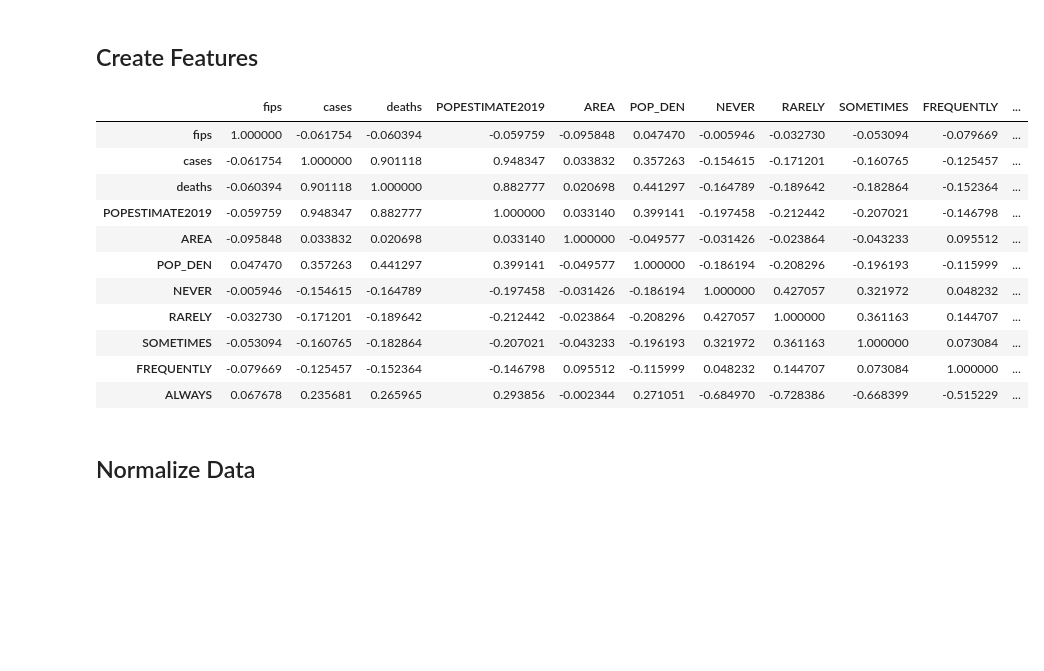
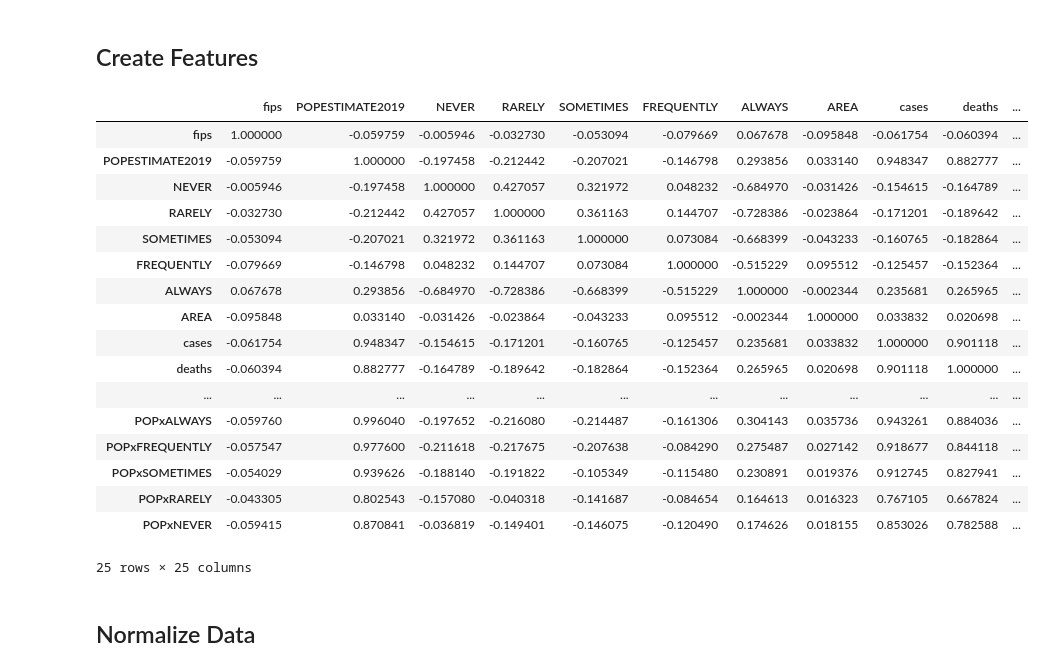
Before and after one commit to CS254-ML-FinalProject/Final-Project, a Jupyter notebook: Forest.ipynb, the cells around one changed output. Drawn from its saved outputs; the diff is of its cells as text; code cells hidden in the pictures; blank space fills up the shorter version.

```diff
--- a/Forest.ipynb
+++ b/Forest.ipynb
@@ -27,11 +30,30 @@ county_cases = county_cases.drop(["county","state"], axis=1)
 county_pop = pd.read_csv('county_pop.csv', encoding='latin-1')
 county_pop = county_pop.drop(['STNAME','CTYNAME'], axis=1)
 county_pop = county_pop.rename(columns={"COUNTY": "fips"})
+# %%
+education = pd.read_csv('Education.csv')
+education = education.rename(columns={"FIPS Code": "fips",
+                            "Less than a high school diploma, 2010-2014": "< HS",
+                            "High school diploma only, 2010-2014":"HS",
+                            "Some college or associate's degree, 2010-2014": "Some College",
+                            "Bachelor's degree or higher, 2010-2014": "Bachelors",
+                            "Percent of adults with less than a high school diploma, 2010-2014" : "% < HS",
+                            "Percent of adults with a high school diploma only, 2010-2014" : "% HS",
+                            "Percent of adults completing some college or associate's degree, 2010-2014" : "% Some College",
+                            "Percent of adults with a bachelor's degree or higher, 2010-2014" : "% Bachelors"})
+
+education = education.drop(["State", "Area name"], axis=1)
 # %% [markdown]
 ## Merging Dataframes Together
 # %%
 df = county_pop.merge(county_mask_use, how='left', on="fips")
 df = df.merge(county_area, how="left", on="fips")
 df = df.merge(county_cases, how="left", on="fips")
+df = df.merge(education, how="left", on="fips")
+df['% < HS']  = df['% < HS'] / 100
+df['% HS'] = df['% HS'] / 100
+df['% Some College'] = df['% Some College'] / 100
+df['% Bachelors'] = df['% Bachelors'] / 100
+df = df.drop(["< HS","HS","Some College","Bachelors"], axis=1)
 df
 # %% [output]
@@ -52,30 +74,36 @@ df
 ## Create Features
 # %%
 df['POP_DEN'] = df['POPESTIMATE2019'] / df['AREA']
-#df['POP_DENxALWAYS'] = df['POP_DEN'] * df['ALWAYS']
-#df['POP_DENxFREQUENTLY'] =df['POP_DEN'] * df['FREQUENTLY']
-#df['POP_DENxSOMETIMES'] = df['POP_DEN'] * df['SOMETIMES']
-#df['POP_DENxRARELY'] = df['POP_DEN'] * df['RARELY']
-#df['POP_DENxNEVER'] = df['POP_DEN'] * df['NEVER']
-#df['POPxALWAYS'] = df['POPESTIMATE2019'] * df['ALWAYS']
-#df['POPxFREQUENTLY'] =df['POPESTIMATE2019'] * df['FREQUENTLY']
-#df['POPxSOMETIMES'] = df['POPESTIMATE2019'] * df['SOMETIMES']
-#df['POPxRARELY'] = df['POPESTIMATE2019'] * df['RARELY']
-#df['POPxNEVER'] = df['POPESTIMATE2019'] * df['NEVER']
-df = df.reindex(columns=["fips","cases","deaths","POPESTIMATE2019","AREA","POP_DEN","NEVER","RARELY","SOMETIMES","FREQUENTLY","ALWAYS"])
+df['POP_DENxALWAYS'] = df['POP_DEN'] * df['ALWAYS']
+df['POP_DENxFREQUENTLY'] =df['POP_DEN'] * df['FREQUENTLY']
+df['POP_DENxSOMETIMES'] = df['POP_DEN'] * df['SOMETIMES']
+df['POP_DENxRARELY'] = df['POP_DEN'] * df['RARELY']
+df['POP_DENxNEVER'] = df['POP_DEN'] * df['NEVER']
+df['POPxALWAYS'] = df['POPESTIMATE2019'] * df['ALWAYS']
+df['POPxFREQUENTLY'] =df['POPESTIMATE2019'] * df['FREQUENTLY']
+df['POPxSOMETIMES'] = df['POPESTIMATE2019'] * df['SOMETIMES']
+df['POPxRARELY'] = df['POPESTIMATE2019'] * df['RARELY']
+df['POPxNEVER'] = df['POPESTIMATE2019'] * df['NEVER']
+#df = df.reindex(columns=["fips","cases","deaths","POPESTIMATE2019","AREA","POP_DEN","NEVER","RARELY","SOMETIMES","FREQUENTLY","ALWAYS", "% < HS", "% HS", "% Some College", "% Bachelors"])
 df.corr()
 # %% [output]
-|  | fips | cases | deaths | POPESTIMATE2019 | AREA | POP_DEN | NEVER | RARELY | SOMETIMES | FREQUENTLY | ... |
-| fips | 1.000000 | -0.061754 | -0.060394 | -0.059759 | -0.095848 | 0.047470 | -0.005946 | -0.032730 | -0.053094 | -0.079669 | ... |
-| cases | -0.061754 | 1.000000 | 0.901118 | 0.948347 | 0.033832 | 0.357263 | -0.154615 | -0.171201 | -0.160765 | -0.125457 | ... |
-| deaths | -0.060394 | 0.901118 | 1.000000 | 0.882777 | 0.020698 | 0.441297 | -0.164789 | -0.189642 | -0.182864 | -0.152364 | ... |
-| POPESTIMATE2019 | -0.059759 | 0.948347 | 0.882777 | 1.000000 | 0.033140 | 0.399141 | -0.197458 | -0.212442 | -0.207021 | -0.146798 | ... |
-| AREA | -0.095848 | 0.033832 | 0.020698 | 0.033140 | 1.000000 | -0.049577 | -0.031426 | -0.023864 | -0.043233 | 0.095512 | ... |
-| POP_DEN | 0.047470 | 0.357263 | 0.441297 | 0.399141 | -0.049577 | 1.000000 | -0.186194 | -0.208296 | -0.196193 | -0.115999 | ... |
-| NEVER | -0.005946 | -0.154615 | -0.164789 | -0.197458 | -0.031426 | -0.186194 | 1.000000 | 0.427057 | 0.321972 | 0.048232 | ... |
-| RARELY | -0.032730 | -0.171201 | -0.189642 | -0.212442 | -0.023864 | -0.208296 | 0.427057 | 1.000000 | 0.361163 | 0.144707 | ... |
-| SOMETIMES | -0.053094 | -0.160765 | -0.182864 | -0.207021 | -0.043233 | -0.196193 | 0.321972 | 0.361163 | 1.000000 | 0.073084 | ... |
-| FREQUENTLY | -0.079669 | -0.125457 | -0.152364 | -0.146798 | 0.095512 | -0.115999 | 0.048232 | 0.144707 | 0.073084 | 1.000000 | ... |
-| ALWAYS | 0.067678 | 0.235681 | 0.265965 | 0.293856 | -0.002344 | 0.271051 | -0.684970 | -0.728386 | -0.668399 | -0.515229 | ... |
+|  | fips | POPESTIMATE2019 | NEVER | RARELY | SOMETIMES | FREQUENTLY | ALWAYS | AREA | cases | deaths | ... |
+| fips | 1.000000 | -0.059759 | -0.005946 | -0.032730 | -0.053094 | -0.079669 | 0.067678 | -0.095848 | -0.061754 | -0.060394 | ... |
+| POPESTIMATE2019 | -0.059759 | 1.000000 | -0.197458 | -0.212442 | -0.207021 | -0.146798 | 0.293856 | 0.033140 | 0.948347 | 0.882777 | ... |
+| NEVER | -0.005946 | -0.197458 | 1.000000 | 0.427057 | 0.321972 | 0.048232 | -0.684970 | -0.031426 | -0.154615 | -0.164789 | ... |
+| RARELY | -0.032730 | -0.212442 | 0.427057 | 1.000000 | 0.361163 | 0.144707 | -0.728386 | -0.023864 | -0.171201 | -0.189642 | ... |
+| SOMETIMES | -0.053094 | -0.207021 | 0.321972 | 0.361163 | 1.000000 | 0.073084 | -0.668399 | -0.043233 | -0.160765 | -0.182864 | ... |
+| FREQUENTLY | -0.079669 | -0.146798 | 0.048232 | 0.144707 | 0.073084 | 1.000000 | -0.515229 | 0.095512 | -0.125457 | -0.152364 | ... |
+| ALWAYS | 0.067678 | 0.293856 | -0.684970 | -0.728386 | -0.668399 | -0.515229 | 1.000000 | -0.002344 | 0.235681 | 0.265965 | ... |
+| AREA | -0.095848 | 0.033140 | -0.031426 | -0.023864 | -0.043233 | 0.095512 | -0.002344 | 1.000000 | 0.033832 | 0.020698 | ... |
+| cases | -0.061754 | 0.948347 | -0.154615 | -0.171201 | -0.160765 | -0.125457 | 0.235681 | 0.033832 | 1.000000 | 0.901118 | ... |
+| deaths | -0.060394 | 0.882777 | -0.164789 | -0.189642 | -0.182864 | -0.152364 | 0.265965 | 0.020698 | 0.901118 | 1.000000 | ... |
+| ... | ... | ... | ... | ... | ... | ... | ... | ... | ... | ... | ... |
+| POPxALWAYS | -0.059760 | 0.996040 | -0.197652 | -0.216080 | -0.214487 | -0.161306 | 0.304143 | 0.035736 | 0.943261 | 0.884036 | ... |
+| POPxFREQUENTLY | -0.057547 | 0.977600 | -0.211618 | -0.217675 | -0.207638 | -0.084290 | 0.275487 | 0.027142 | 0.918677 | 0.844118 | ... |
+| POPxSOMETIMES | -0.054029 | 0.939626 | -0.188140 | -0.191822 | -0.105349 | -0.115480 | 0.230891 | 0.019376 | 0.912745 | 0.827941 | ... |
+| POPxRARELY | -0.043305 | 0.802543 | -0.157080 | -0.040318 | -0.141687 | -0.084654 | 0.164613 | 0.016323 | 0.767105 | 0.667824 | ... |
+| POPxNEVER | -0.059415 | 0.870841 | -0.036819 | -0.149401 | -0.146075 | -0.120490 | 0.174626 | 0.018155 | 0.853026 | 0.782588 | ... |
+25 rows × 25 columns
 # %% [markdown]
 ## Normalize Data
```
Also changed, not shown: parts of 27 cells of this notebook, 2 other files.
